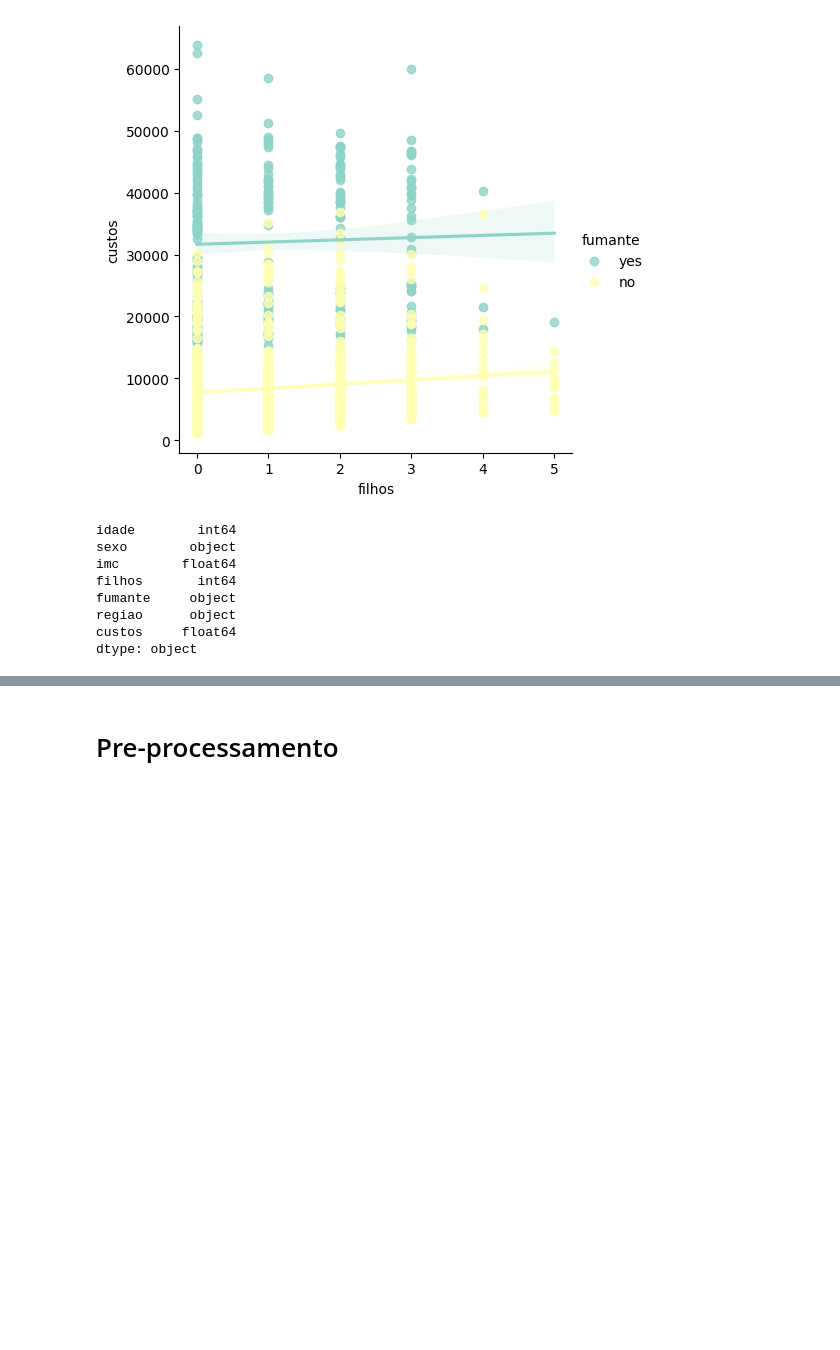
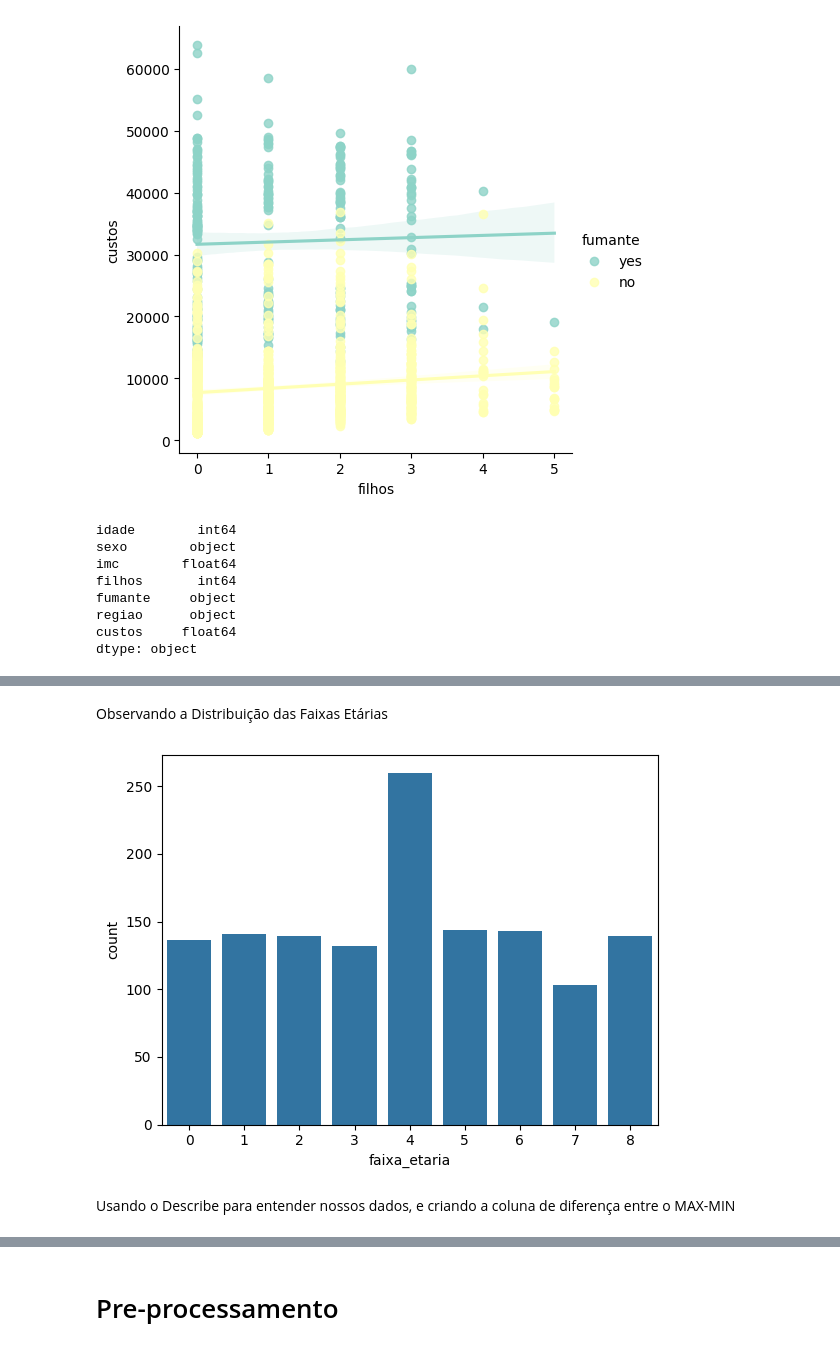
Before and after one commit to adrianomqs/FIAP_Modulo1_Tech_Challenge, a Jupyter notebook: FIAP_Modulo1_Tech_Challenge_Unificado.ipynb, the cells around one changed output, grey strips where cells are left out. Drawn from its saved outputs; the diff is of its cells as text; code cells hidden in the pictures; blank space fills up the shorter version.

```diff
--- a/FIAP_Modulo1_Tech_Challenge_Unificado.ipynb
+++ b/FIAP_Modulo1_Tech_Challenge_Unificado.ipynb
@@ -221,0 +245,5 @@ dtype: object
+# %%
+# Creating the categories and transforming continous variable to discrete categories
+dados['faixa_etaria'] = pd.cut(dados["idade"],
+                               bins=[0, 19, 24, 29, 34, 44, 49, 54, 58, np.inf],
+                               labels=[0,1,2,3,4,5,6,7,8])
@@ -221,0 +273,9 @@ dtype: object
+# %% [markdown]
+Observando a Distribuição das Faixas Etárias
+# %%
+sns.countplot(x ='faixa_etaria', data = dados)
+plt.show()
+# %% [output]
+[figure, added]
+# %% [markdown]
+Usando o Describe para entender nossos dados, e criando a coluna de diferença entre o MAX-MIN
```
Also changed, not shown: parts of 30 cells of this notebook.
